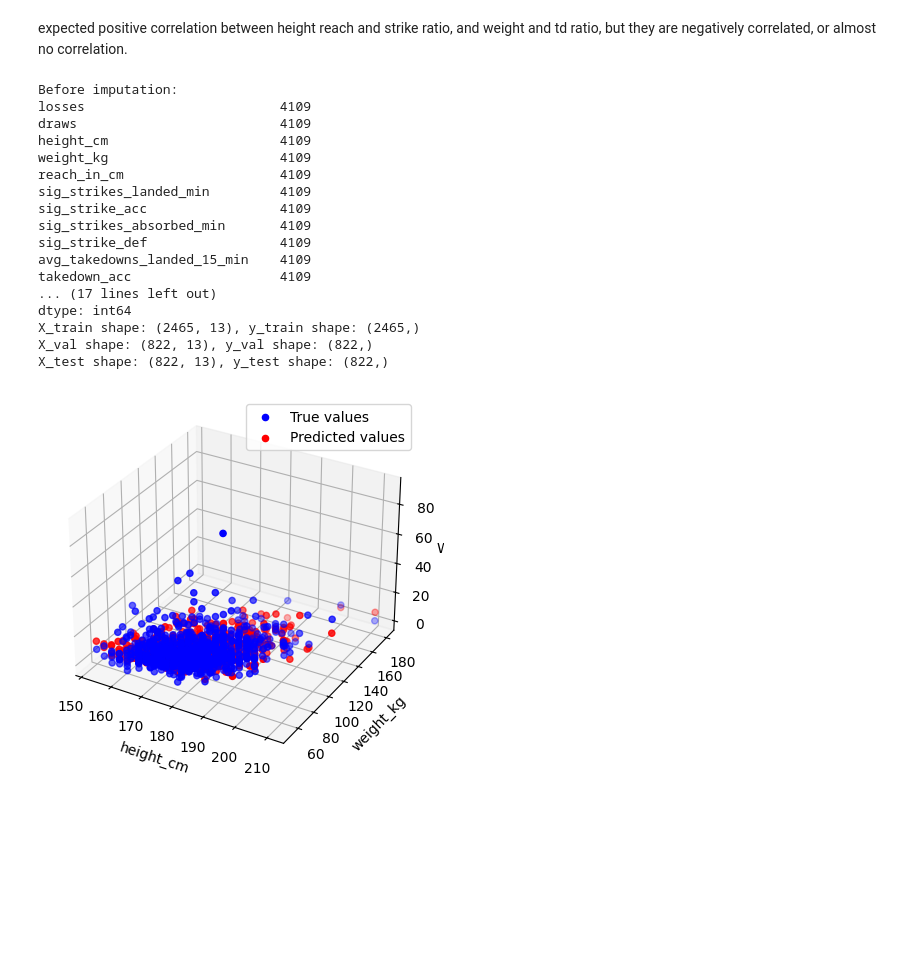
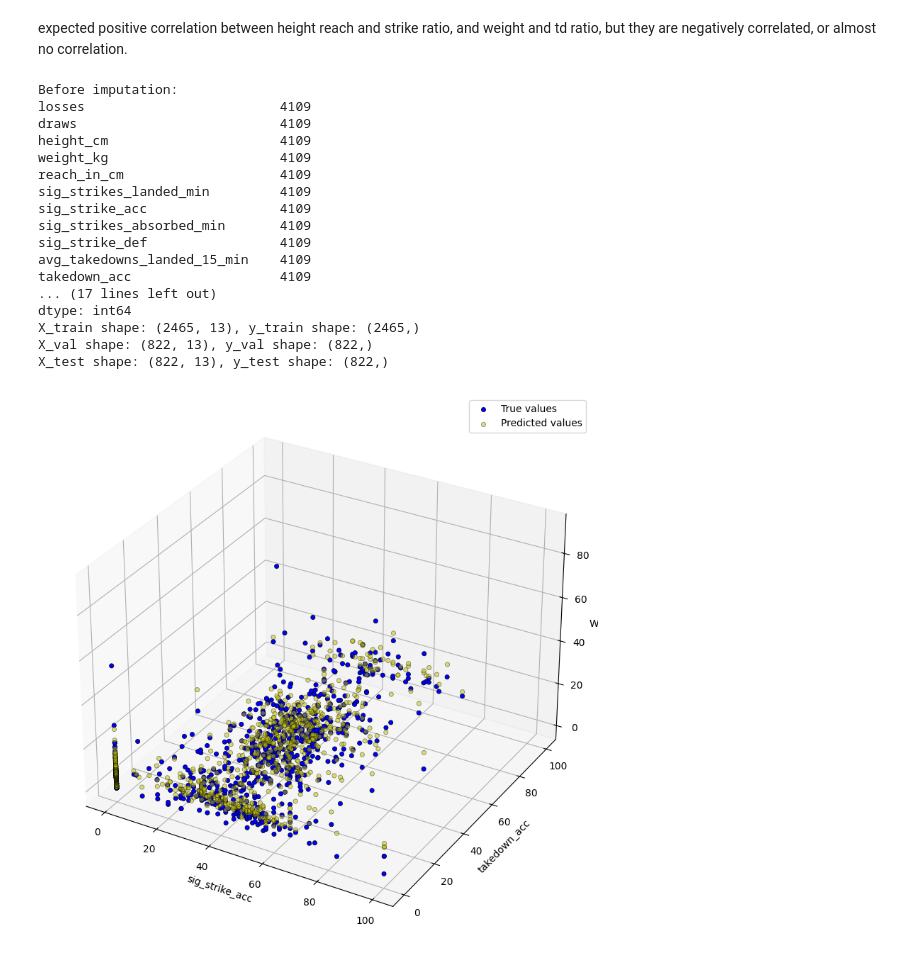
Before and after one commit to ImtiazAli1/INM701, a Jupyter notebook: cw.ipynb, the cells around one changed output. Cells and saved outputs as stored; diff of their text form; code cells hidden in the pictures; blank space fills up the shorter version.

```diff
--- a/cw.ipynb
+++ b/cw.ipynb
@@ -337,36 +335,36 @@ knn_regressor.fit(X_train, y_train)
 
 # Make predictions on the validation set
 y_pred = knn_regressor.predict(X_val)
 
 # 3D Scatter Plot
-fig = plt.figure()
+fig = plt.figure(figsize=(10, 10))
 ax = fig.add_subplot(111, projection='3d')
 
-ax.scatter(X_val[:, 2], X_val[:, 3], y_val, color='b', label='True values')
-ax.scatter(X_val[:, 2], X_val[:, 3], y_pred, color='r', label='Predicted values')
+ax.scatter(X_val[:, 6], X_val[:, 10], y_val, color='b', label='True values', alpha=1, edgecolors='k', linewidth=0.5)
+ax.scatter(X_val[:, 6], X_val[:, 10], y_pred, color='y', label='Predicted values', alpha=0.5, edgecolors='k', linewidth=0.5)
 
-ax.set_xlabel(result[2])
-ax.set_ylabel(result[3])
+ax.set_xlabel(result[6])
+ax.set_ylabel(result[10])
 ax.set_zlabel('Wins')
 
 plt.legend()
 plt.show()
 # %% [output]
 Before imputation:
 losses                         4109
 draws                          4109
 height_cm                      4109
 weight_kg                      4109
 reach_in_cm                    4109
 sig_strikes_landed_min         4109
 sig_strike_acc                 4109
 sig_strikes_absorbed_min       4109
 sig_strike_def                 4109
 avg_takedowns_landed_15_min    4109
 takedown_acc                   4109
 ... (17 lines left out)
 dtype: int64
 X_train shape: (2465, 13), y_train shape: (2465,)
 X_val shape: (822, 13), y_val shape: (822,)
 X_test shape: (822, 13), y_test shape: (822,)
-[figure, old version]
+[figure, new version]
```
Also changed, not shown: parts of 2 cells of this notebook.
